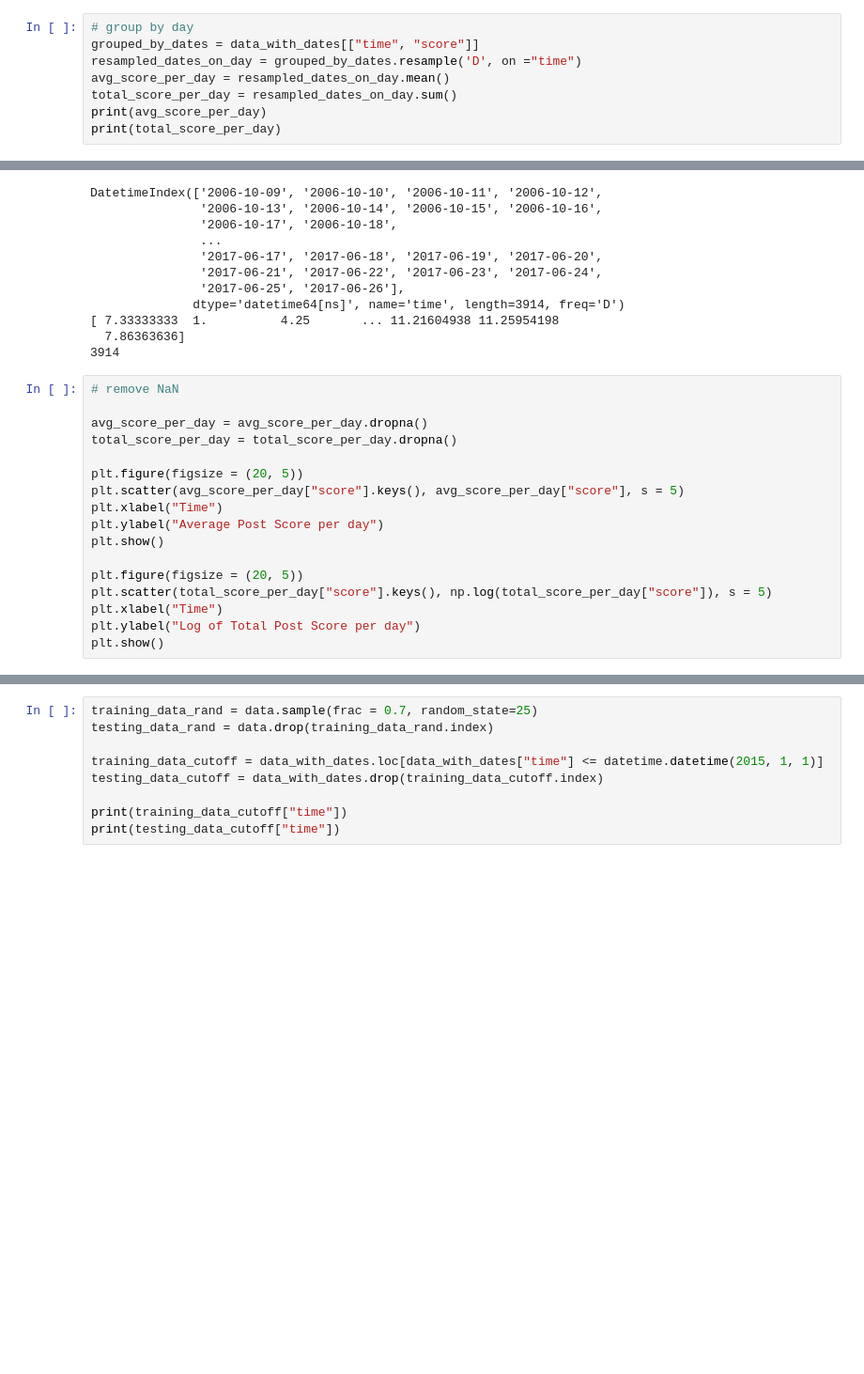
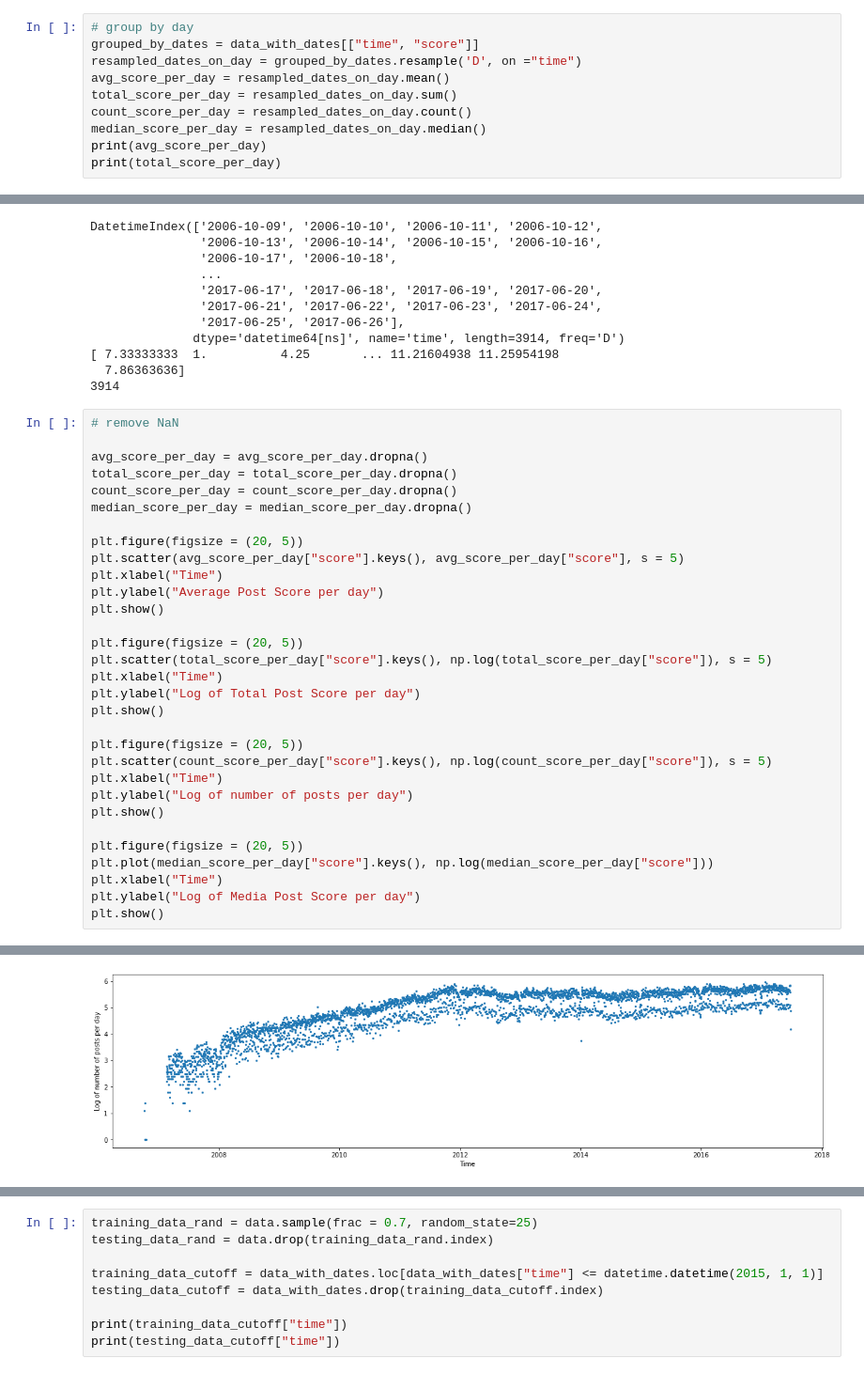
Before and after one commit to Zaidek/Part-II-Disertation, a Jupyter notebook: ptIIproj.ipynb, the cells around one changed output, grey strips where cells are left out. Shown at 94% size. Cells and saved outputs as stored; diff of their text form; blank space fills up the shorter version.

```diff
--- a/ptIIproj.ipynb
+++ b/ptIIproj.ipynb
@@ -127,6 +127,8 @@ grouped_by_dates = data_with_dates[["time", "score"]]
 resampled_dates_on_day = grouped_by_dates.resample('D', on ="time")
 avg_score_per_day = resampled_dates_on_day.mean()
 total_score_per_day = resampled_dates_on_day.sum()
+count_score_per_day = resampled_dates_on_day.count()
+median_score_per_day = resampled_dates_on_day.median()
 print(avg_score_per_day)
 print(total_score_per_day)
 # %% [output]
@@ -166,20 +168,35 @@ DatetimeIndex(['2006-10-09', '2006-10-10', '2006-10-11', '2006-10-12',
 # %%
 # remove NaN
 
 avg_score_per_day = avg_score_per_day.dropna()
 total_score_per_day = total_score_per_day.dropna()
+count_score_per_day = count_score_per_day.dropna()
+median_score_per_day = median_score_per_day.dropna()
 
 plt.figure(figsize = (20, 5))
 plt.scatter(avg_score_per_day["score"].keys(), avg_score_per_day["score"], s = 5)
 plt.xlabel("Time")
 plt.ylabel("Average Post Score per day")
 plt.show()
 
 plt.figure(figsize = (20, 5))
 plt.scatter(total_score_per_day["score"].keys(), np.log(total_score_per_day["score"]), s = 5)
 plt.xlabel("Time")
 plt.ylabel("Log of Total Post Score per day")
 plt.show()
+
+plt.figure(figsize = (20, 5))
+plt.scatter(count_score_per_day["score"].keys(), np.log(count_score_per_day["score"]), s = 5)
+plt.xlabel("Time")
+plt.ylabel("Log of number of posts per day")
+plt.show()
+
+plt.figure(figsize = (20, 5))
+plt.plot(median_score_per_day["score"].keys(), np.log(median_score_per_day["score"]))
+plt.xlabel("Time")
+plt.ylabel("Log of Media Post Score per day")
+plt.show()
 # %% [output]
 [figure]
 [figure]
+[figure, added]
```
Also changed, not shown: parts of 12 cells of this notebook.
